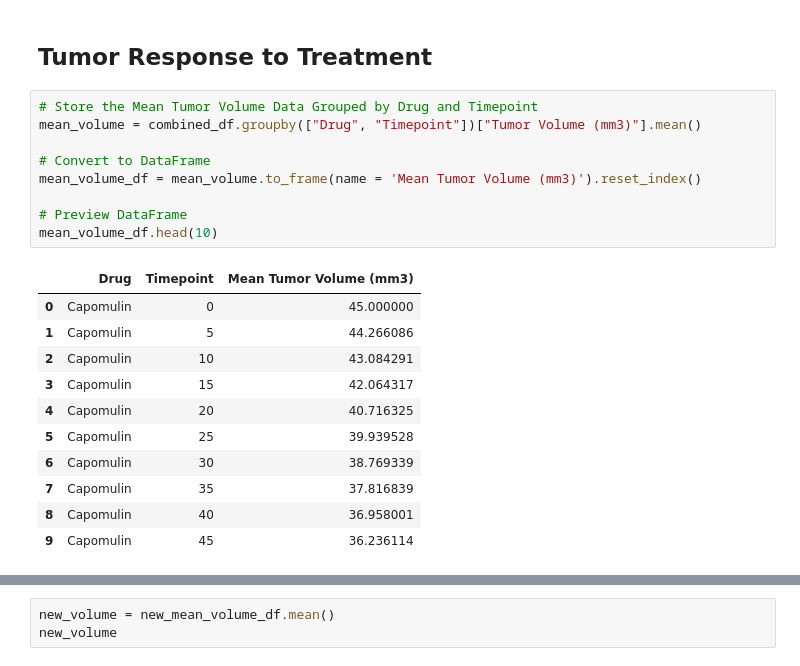
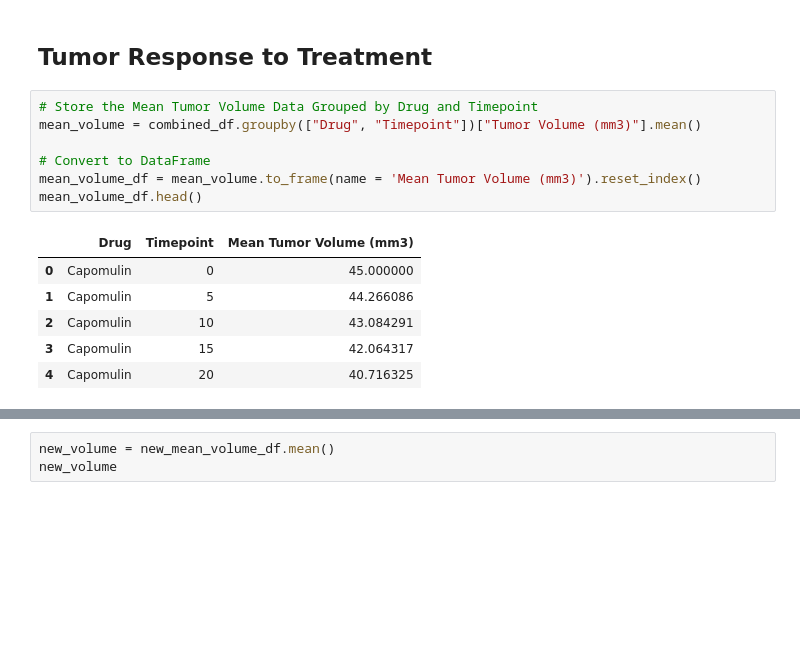
Before and after one commit to teomotun/Pymaceuticals, a Jupyter notebook: Pymaceuticals/pymaceuticals_starter.ipynb, the cells around one changed output, grey strips where cells are left out. Cells and saved outputs as stored; diff of their text form; blank space fills up the shorter version.

```diff
--- a/Pymaceuticals/pymaceuticals_starter.ipynb
+++ b/Pymaceuticals/pymaceuticals_starter.ipynb
@@ -42,24 +31,17 @@ combined_df.head(10)
 # %%
 # Store the Mean Tumor Volume Data Grouped by Drug and Timepoint
 mean_volume = combined_df.groupby(["Drug", "Timepoint"])["Tumor Volume (mm3)"].mean()
 
 # Convert to DataFrame
 mean_volume_df = mean_volume.to_frame(name = 'Mean Tumor Volume (mm3)').reset_index()
-
-# Preview DataFrame
-mean_volume_df.head(10)
+mean_volume_df.head()
 # %% [output]
 |  | Drug | Timepoint | Mean Tumor Volume (mm3) |
 | 0 | Capomulin | 0 | 45.000000 |
 | 1 | Capomulin | 5 | 44.266086 |
 | 2 | Capomulin | 10 | 43.084291 |
 | 3 | Capomulin | 15 | 42.064317 |
 | 4 | Capomulin | 20 | 40.716325 |
-| 5 | Capomulin | 25 | 39.939528 |
-| 6 | Capomulin | 30 | 38.769339 |
-| 7 | Capomulin | 35 | 37.816839 |
-| 8 | Capomulin | 40 | 36.958001 |
-| 9 | Capomulin | 45 | 36.236114 |
 # %%
 # Store the Standard Error of Tumor Volumes Grouped by Drug and Timepoint
 sem_volume = combined_df.groupby(["Drug", "Timepoint"])["Tumor Volume (mm3)"].sem()
```
Also changed, not shown: parts of 13 cells of this notebook, 2 other files.
